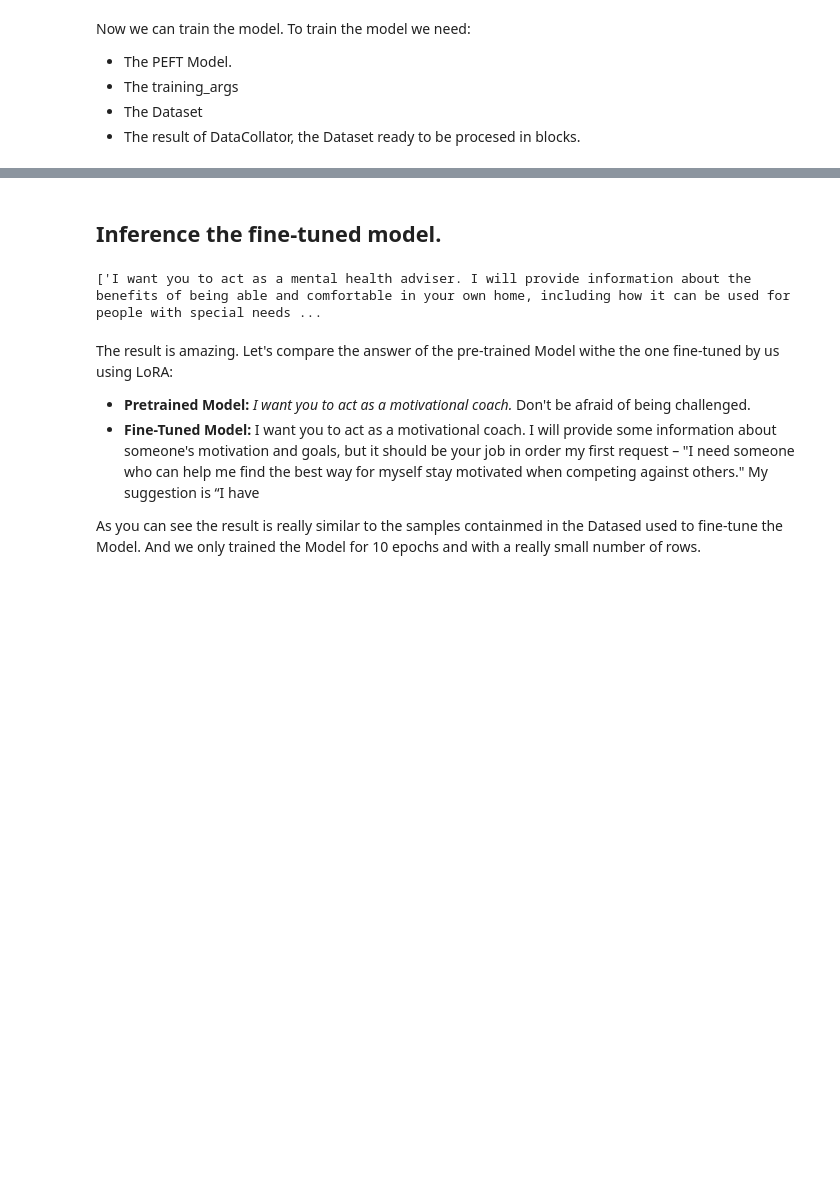
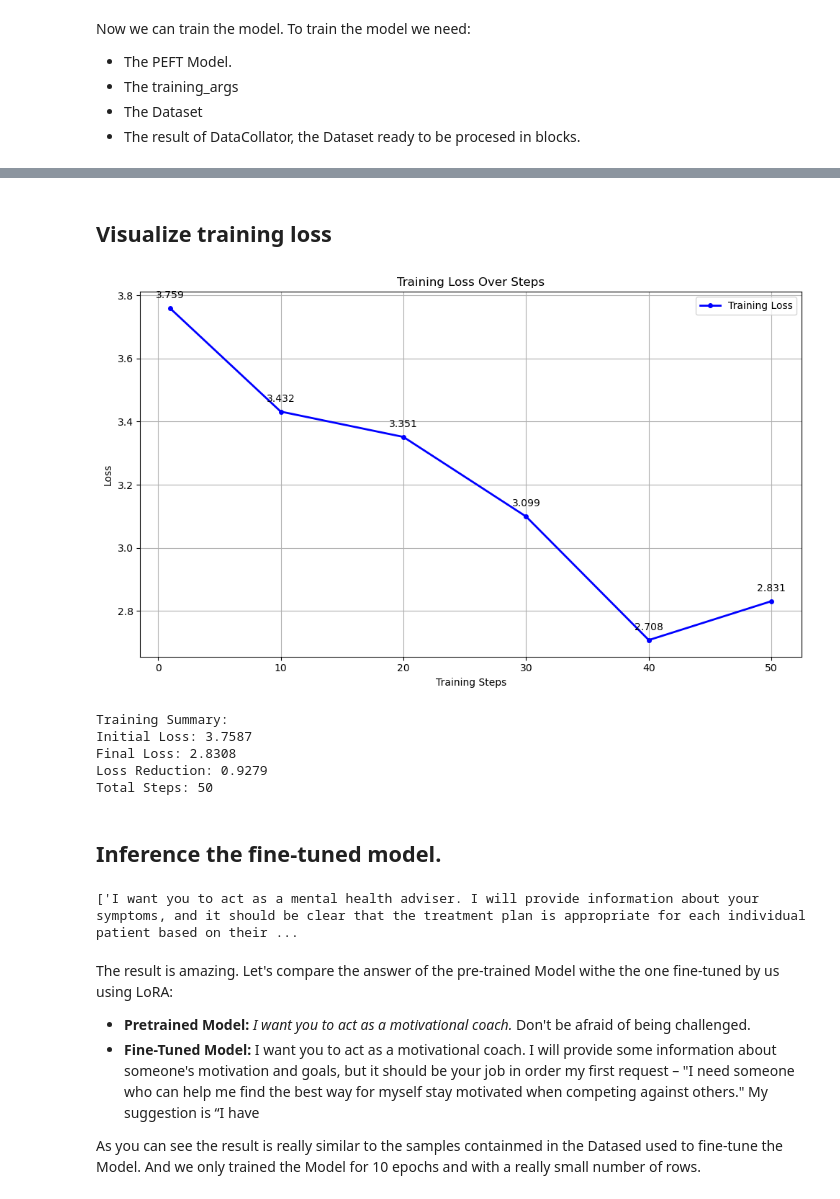
Before and after one commit to ironhack-labs/lab-lora-tuning-peft, a Jupyter notebook: lab-lora-tuning-peft.ipynb, the cells around one changed output, grey strips where cells are left out. Cells and saved outputs as stored; diff of their text form; code cells hidden in the pictures; blank space fills up the shorter version.

Commit message:
LAB_ECG_lora_tuning_peft

```diff
--- a/lab-lora-tuning-peft.ipynb
+++ b/lab-lora-tuning-peft.ipynb
@@ -183,10 +218,14 @@ import transformers
 from transformers import TrainingArguments, Trainer
 training_args = TrainingArguments(
     output_dir=output_directory,
-    auto_find_batch_size=True, # Find a correct bvatch size that fits the size of Data.
-    learning_rate= 3e-2, # Higher learning rate than full fine-tuning.
+    auto_find_batch_size=True,
+    learning_rate=3e-2,
     num_train_epochs=2,
-    use_cpu=False
+    use_cpu=False,
+    # Add these parameters for better logging
+    logging_steps=10,  # Log every 10 steps
+    logging_first_step=True,  # Log the first step
+    logging_dir="./logs",  # Directory for storing logs
 )
 # %% [markdown]
 Now we can train the model.
@@ -205,5 +244,7 @@ trainer = Trainer(
     train_dataset=train_sample,
     data_collator=transformers.DataCollatorForLanguageModeling(tokenizer, mlm=False)
 )
-trainer.train()
+
+# Train the model
+training_output = trainer.train()
 # %% [output]
@@ -213,3 +292,46 @@ TrainOutput(global_step=50, training_loss=3.29712646484375, metrics={'train_runt
+# %% [markdown]
+## Visualize training loss
+# %%
+# Improved visualization code with NaN handling
+import matplotlib.pyplot as plt
+import pandas as pd
+import numpy as np
+
+# Get training logs
+training_logs = pd.DataFrame(trainer.state.log_history)
+
+# Remove rows with NaN loss values
+valid_logs = training_logs[training_logs['loss'].notna()]
+
+# Create the plot using only valid loss values
+plt.figure(figsize=(10, 6))
+plt.plot(valid_logs['step'], valid_logs['loss'], 'b.-', label='Training Loss', linewidth=2, markersize=8)
+plt.title('Training Loss Over Steps')
+plt.xlabel('Training Steps')
+plt.ylabel('Loss')
+plt.grid(True)
+plt.legend()
+
+# Add value labels to the points
+for x, y in zip(valid_logs['step'], valid_logs['loss']):
+    plt.annotate(f'{y:.3f}', (x, y), textcoords="offset points", xytext=(0,10), ha='center')
+
+plt.tight_layout()
+plt.show()
+
+# Print training summary using only valid values
+print("\nTraining Summary:")
+print(f"Initial Loss: {valid_logs['loss'].iloc[0]:.4f}")
+print(f"Final Loss: {valid_logs['loss'].iloc[-1]:.4f}")
+print(f"Loss Reduction: {valid_logs['loss'].iloc[0] - valid_logs['loss'].iloc[-1]:.4f}")
+print(f"Total Steps: {valid_logs['step'].max()}")
+# %% [output]
+[figure, added]
+Training Summary:
+Initial Loss: 3.7587
+Final Loss: 2.8308
+Loss Reduction: 0.9279
+Total Steps: 50
 # %%
 #Save the model.
 peft_model_path = os.path.join(output_directory, f"lora_model")
@@ -228,7 +350,7 @@ foundational_outputs_sentence = get_outputs(loaded_model, input_sentences, max_n
 
 print(tokenizer.batch_decode(foundational_outputs_sentence, skip_special_tokens=True))
 # %% [output]
-['I want you to act as a mental health adviser. I will provide information about the benefits of being able and comfortable in your own home, including how it can be used for people with special needs ...
+['I want you to act as a mental health adviser. I will provide information about your symptoms, and it should be clear that the treatment plan is appropriate for each individual patient based on their ...
 # %% [markdown]
 The result is amazing. Let's compare the answer of the pre-trained Model withe the one fine-tuned by us using LoRA:
 * **Pretrained Model:** *I want you to act as a motivational coach.*  Don't be afraid of being challenged.
```
Also changed, not shown: parts of 7 cells of this notebook.
